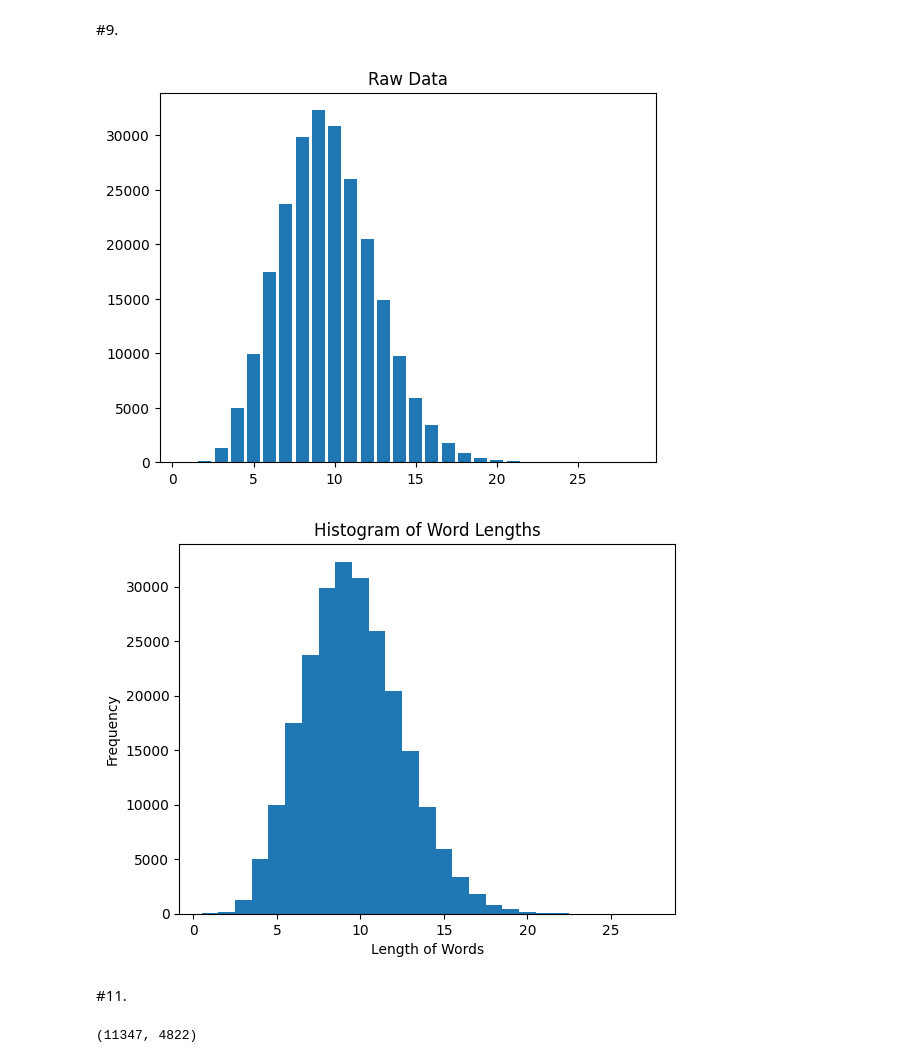
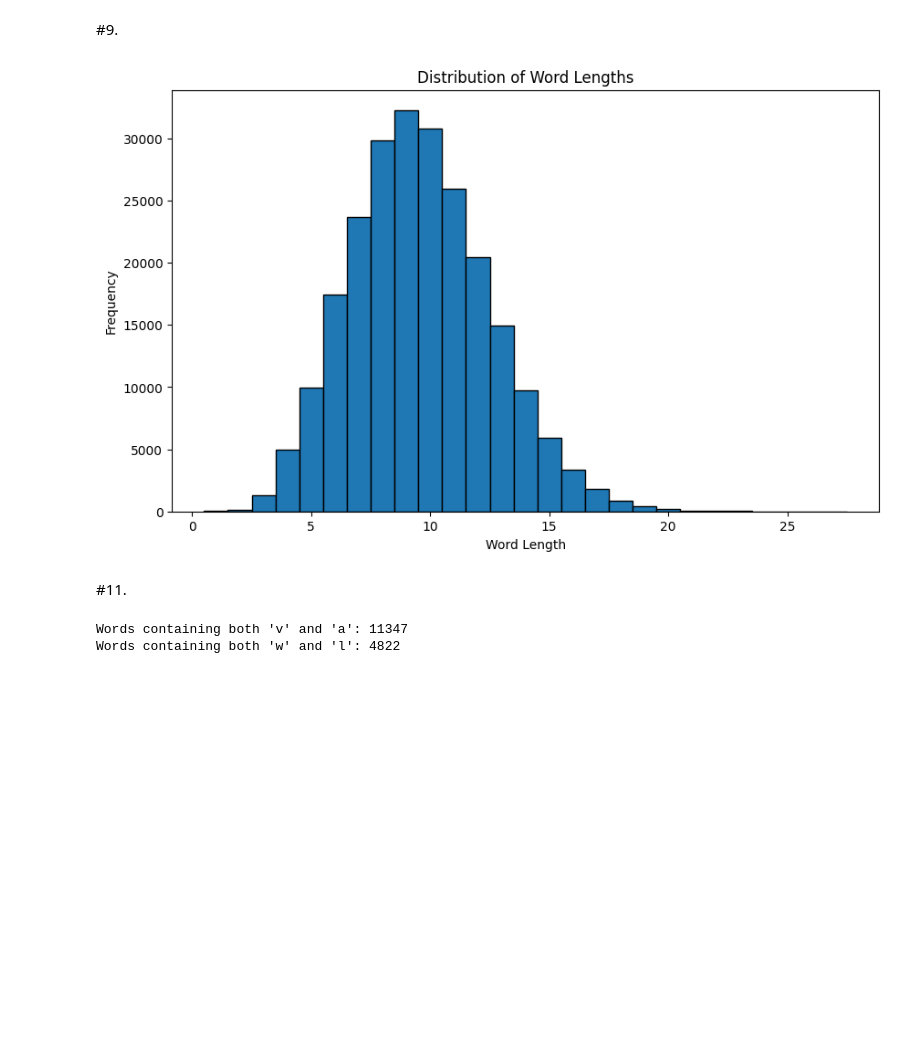
Before and after one commit to Kyoka-Trepka-UVA/DS-1002, a Jupyter notebook: WORD_assignment.ipynb, the cells around one changed output. Cells and saved outputs as stored; diff of their text form; code cells hidden in the pictures; blank space fills up the shorter version.

```diff
--- a/WORD_assignment.ipynb
+++ b/WORD_assignment.ipynb
@@ -160,44 +136,25 @@ six_longest_words
 # %% [markdown]
 #9.
-# %%
-length_counts = {}
-
-for word in beta_list:
-  word_length = len(word)
-  if word_length in length_counts:
-    length_counts[word_length] +=1
-  else:
-    length_counts[word_length] =1
-
-length = list(length_counts.keys())
-counts = list(length_counts.values())
-plt.bar(length, counts)
-plt.title("Raw Data")
-plt.show()
-
-word_length = [len(word)for word in beta_list]
-plt.hist(word_length, bins=range(min(word_length), max(word_length) +1),align='left')
-
-plt.title('Histogram of Word Lengths')
-plt.xlabel('Length of Words')
-plt.ylabel('Frequency')
-
-plt.show()
-# %% [output]
-[figure, removed]
-[figure, removed]
+# %%
+word_lengths = [len(word) for word in wordlist]
+plt.figure(figsize=(10, 6))
+plt.hist(word_lengths, bins=np.arange(min(word_lengths), max(word_lengths) + 1) - 0.5, edgecolor='black')
+plt.title('Distribution of Word Lengths')
+plt.xlabel('Word Length')
+plt.ylabel('Frequency')
+plt.show()
+# %% [output]
+[figure, added]
 # %% [markdown]
 #11.
-# %%
-v_a = 0
-w_l = 0
-
-for word in beta_list:
-  if 'v' in word and 'a' in word:
-    v_a += 1
-  if 'w' in word and 'l' in word:
-    w_l += 1
-
-v_a,w_l
-# %% [output]
-(11347, 4822)
+# %%
+# Words with 'v' and 'a'
+va_words = [word for word in wordlist if 'v' in word and 'a' in word]
+print("Words containing both 'v' and 'a':", len(va_words))
+
+# Words with 'w' and 'l'
+wl_words = [word for word in wordlist if 'w' in word and 'l' in word]
+print("Words containing both 'w' and 'l':", len(wl_words))
+# %% [output]
+Words containing both 'v' and 'a': 11347
+Words containing both 'w' and 'l': 4822
```
Also changed, not shown: parts of 13 cells of this notebook.
